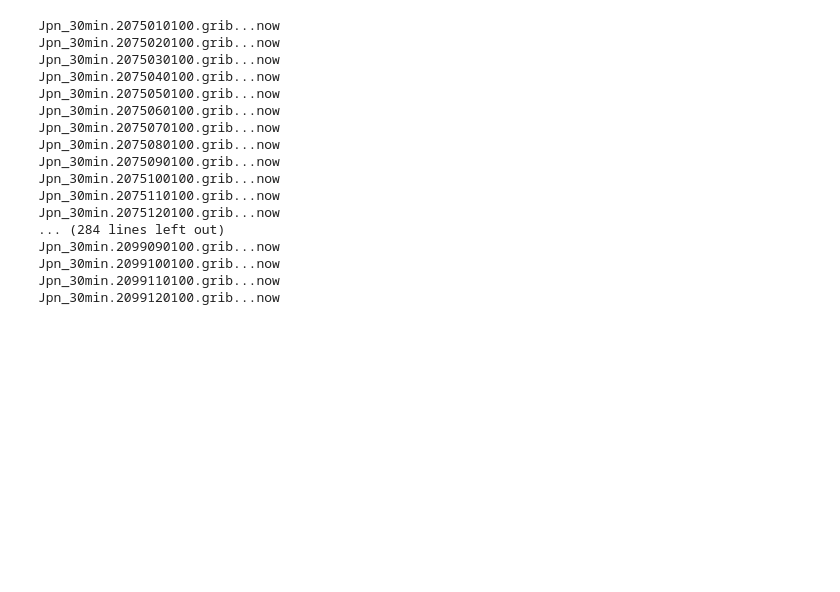
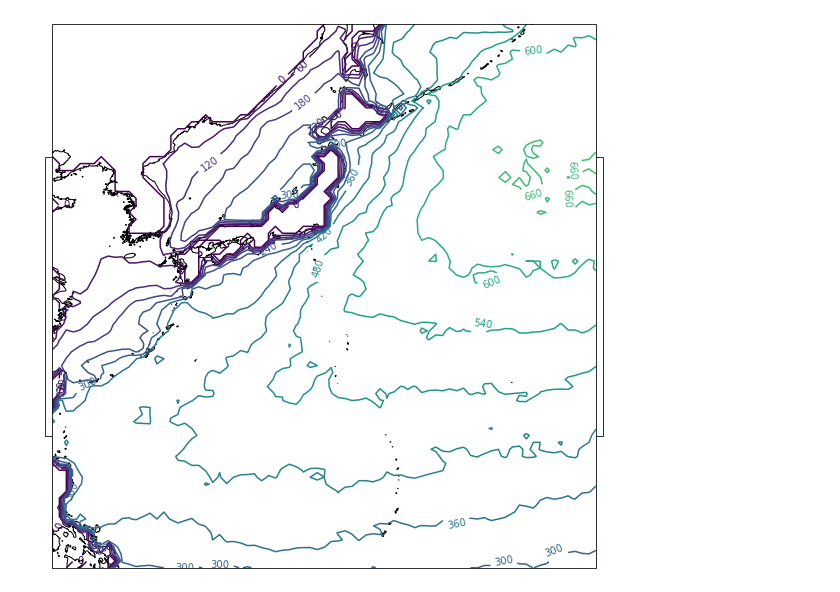
Before and after one commit to greedtn/MRI-AGCM3.2H, a Jupyter notebook: pot_contour_code/HFA_YS_c3.ipynb, the cells around one changed output. Drawn from its saved outputs; the diff is of its cells as text; code cells hidden in the pictures; blank space fills up the shorter version.

```diff
--- a/pot_contour_code/HFA_YS_c3.ipynb
+++ b/pot_contour_code/HFA_YS_c3.ipynb
@@ -1,21 +1,5 @@
-# %%
-import func
-POT, POT_IDX, CNT, POT_LEN = func.calc_pot(thr=9.0, dir_path="/Volumes/HDCL-UT/MRI-AGCM3.2H_WW3_wave/HFA_YS_c3/", param_name="103", output_csv="../csv/HFA_YS_c3.csv")
-# %% [output]
-Jpn_30min.2075010100.grib...now
-Jpn_30min.2075020100.grib...now
-Jpn_30min.2075030100.grib...now
-Jpn_30min.2075040100.grib...now
-Jpn_30min.2075050100.grib...now
-Jpn_30min.2075060100.grib...now
-Jpn_30min.2075070100.grib...now
-Jpn_30min.2075080100.grib...now
-Jpn_30min.2075090100.grib...now
-Jpn_30min.2075100100.grib...now
-Jpn_30min.2075110100.grib...now
-Jpn_30min.2075120100.grib...now
-... (284 lines left out)
-Jpn_30min.2099090100.grib...now
-Jpn_30min.2099100100.grib...now
-Jpn_30min.2099110100.grib...now
-Jpn_30min.2099120100.grib...now
+# %%
+import visualize_pot_count_contour
+visualize_pot_count_contour.func("../csv2/HFA_YS_c3_POT.csv", "HFA_YS_c3")
+# %% [output]
+[figure, added]
```
Also changed, not shown: 12 other files.
